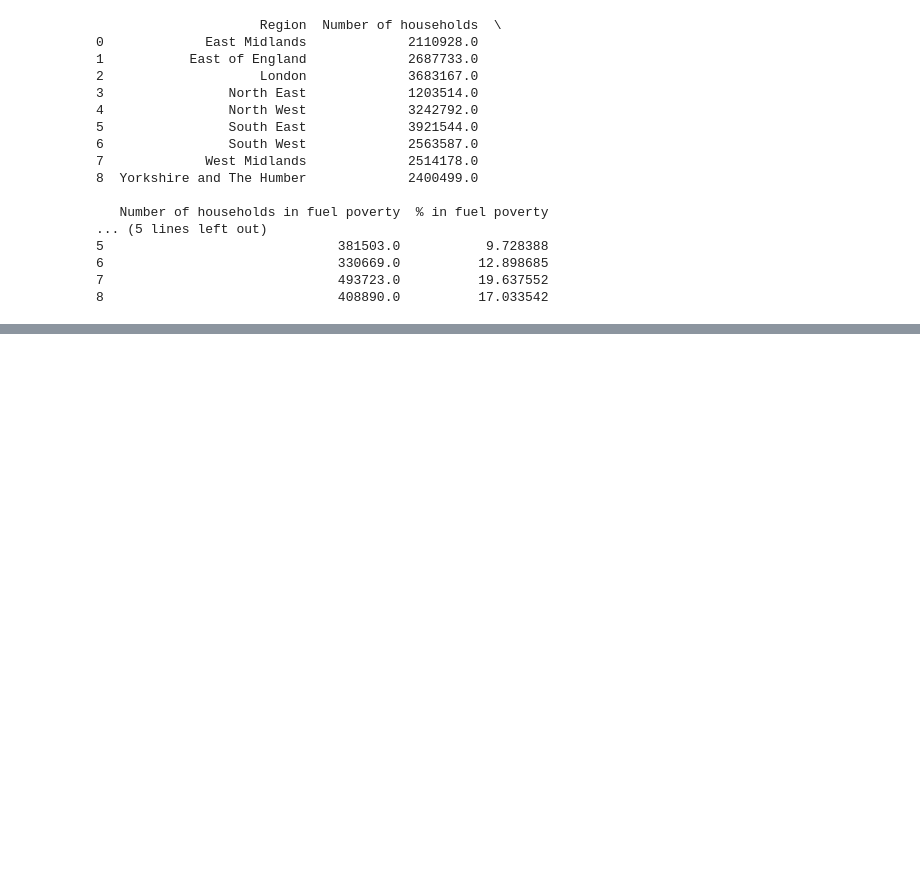
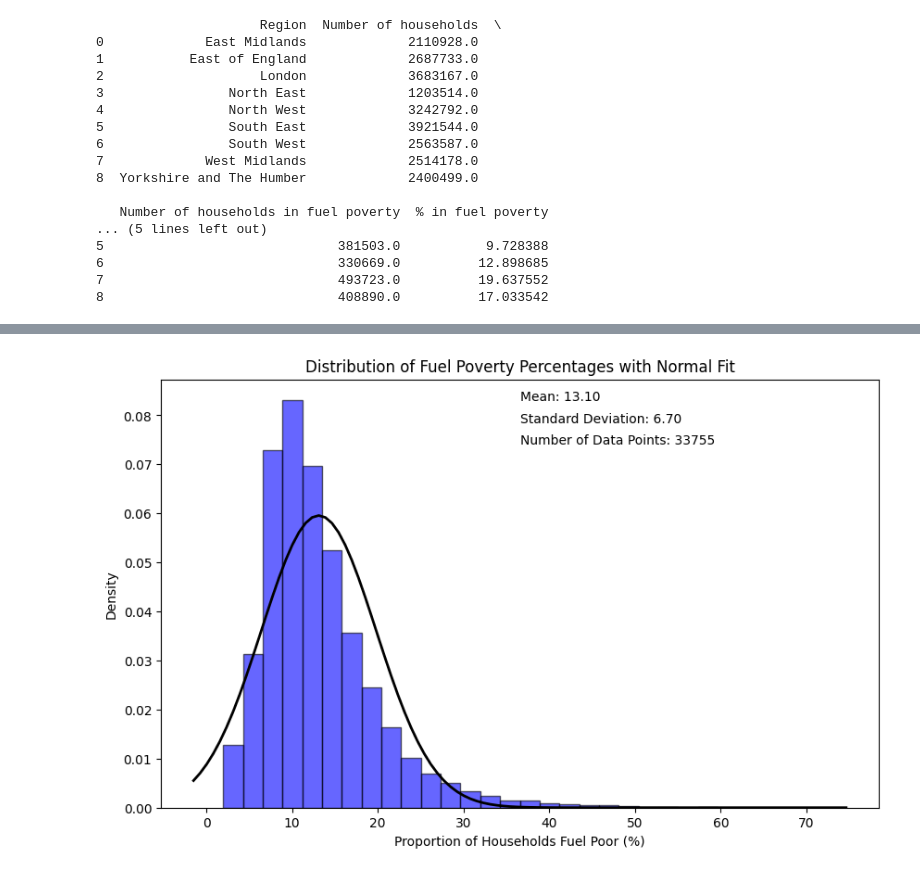
Before and after one commit to Tom-Yuen/TomY_Little_Projects, a Jupyter notebook: UK_Fuel_Poverty_2024.ipynb, the cells around one changed output, grey strips where cells are left out. Cells and saved outputs as stored; diff of their text form; code cells hidden in the pictures; blank space fills up the shorter version.

```diff
--- a/UK_Fuel_Poverty_2024.ipynb
+++ b/UK_Fuel_Poverty_2024.ipynb
@@ -64,0 +139,39 @@ print(grouped_df)
+# %%
+import matplotlib.pyplot as plt
+import numpy as np
+from scipy.stats import norm
+
+# Extract the column of interest
+fuel_poor_percentages = df['Proportion of households fuel poor (%)']
+
+# Convert the column to numeric, coercing errors to NaN
+fuel_poor_percentages = pd.to_numeric(fuel_poor_percentages, errors='coerce')
+
+# Drop missing values (NaN)
+fuel_poor_percentages = fuel_poor_percentages.dropna()
+
+# Plot the distribution
+plt.figure(figsize=(10, 6))
+plt.hist(fuel_poor_percentages, bins=30, density=True, alpha=0.6, color='b', edgecolor='black')
+
+# Fit a normal distribution to the data
+mu, std = norm.fit(fuel_poor_percentages)
+xmin, xmax = plt.xlim()
+x = np.linspace(xmin, xmax, 100)
+p = norm.pdf(x, mu, std)
+plt.plot(x, p, 'k', linewidth=2)
+
+# Add labels and title
+plt.xlabel('Proportion of Households Fuel Poor (%)')
+plt.ylabel('Density')
+plt.title('Distribution of Fuel Poverty Percentages with Normal Fit')
+
+# Display mean and standard deviation
+plt.text(0.5, 0.95, f'Mean: {mu:.2f}', transform=plt.gca().transAxes)
+plt.text(0.5, 0.90, f'Standard Deviation: {std:.2f}', transform=plt.gca().transAxes)
+plt.text(0.5, 0.85, f'Number of Data Points: {len(fuel_poor_percentages)}', transform=plt.gca().transAxes)
+
+
+plt.show()
+# %% [output]
+[figure, added]
```
Also changed, not shown: parts of 7 cells of this notebook.
